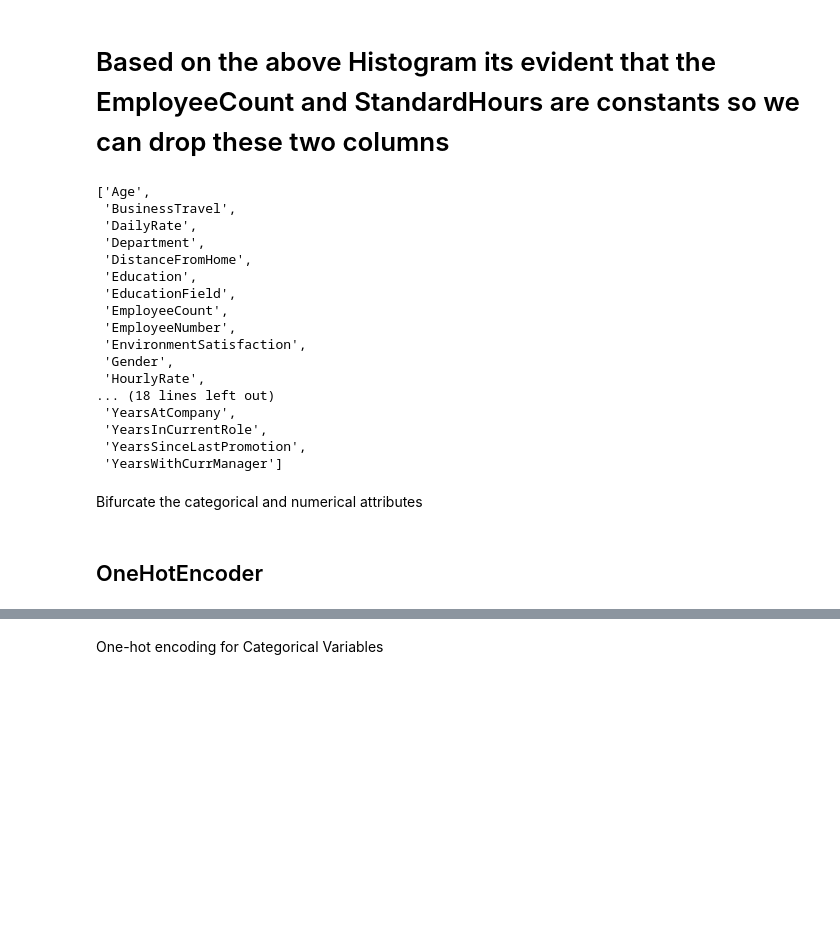
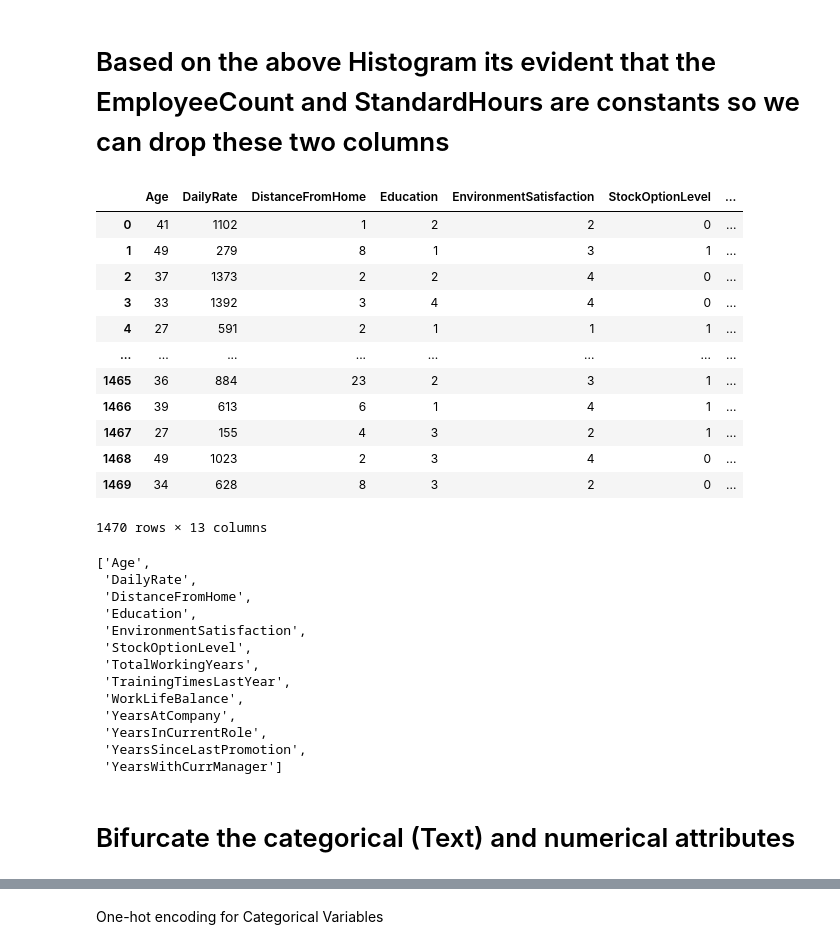
Before and after one commit to mbhoge/ml-model-excercises, a Jupyter notebook: Assignment Supervised Unsupervised Learning/Employee_Attrition_01.ipynb, the cells around one changed output, grey strips where cells are left out. Saved outputs shown, nothing was run; the diff lists cells and outputs as text; code cells hidden in the pictures; blank space fills up the shorter version.

```diff
--- a/Assignment Supervised Unsupervised Learning/Employee_Attrition_01.ipynb
+++ b/Assignment Supervised Unsupervised Learning/Employee_Attrition_01.ipynb
@@ -153,30 +144,42 @@ array([[<AxesSubplot:title={'center':'Age'}>,
 [figure]
 # %% [markdown]
 # Based on the above Histogram its evident that the EmployeeCount and StandardHours are constants so we can drop these two columns
+# %%
+cat_features_true = cat_features.drop(['EmployeeCount','StandardHours'], axis=1)
+# %%
+cat_features_true
+# %% [output]
+|  | Age | DailyRate | DistanceFromHome | Education | EnvironmentSatisfaction | StockOptionLevel | ... |
+| 0 | 41 | 1102 | 1 | 2 | 2 | 0 | ... |
+| 1 | 49 | 279 | 8 | 1 | 3 | 1 | ... |
+| 2 | 37 | 1373 | 2 | 2 | 4 | 0 | ... |
+| 3 | 33 | 1392 | 3 | 4 | 4 | 0 | ... |
+| 4 | 27 | 591 | 2 | 1 | 1 | 1 | ... |
+| ... | ... | ... | ... | ... | ... | ... | ... |
+| 1465 | 36 | 884 | 23 | 2 | 3 | 1 | ... |
+| 1466 | 39 | 613 | 6 | 1 | 4 | 1 | ... |
+| 1467 | 27 | 155 | 4 | 3 | 2 | 1 | ... |
+| 1468 | 49 | 1023 | 2 | 3 | 4 | 0 | ... |
+| 1469 | 34 | 628 | 8 | 3 | 2 | 0 | ... |
+1470 rows × 13 columns
 # %%
-features.columns.values.tolist()
+cat_features_true.columns.values.tolist()
 # %% [output]
 ['Age',
- 'BusinessTravel',
  'DailyRate',
- 'Department',
  'DistanceFromHome',
  'Education',
- 'EducationField',
- 'EmployeeCount',
- 'EmployeeNumber',
  'EnvironmentSatisfaction',
- 'Gender',
- 'HourlyRate',
-... (18 lines left out)
+ 'StockOptionLevel',
+ 'TotalWorkingYears',
+ 'TrainingTimesLastYear',
+ 'WorkLifeBalance',
  'YearsAtCompany',
  'YearsInCurrentRole',
  'YearsSinceLastPromotion',
  'YearsWithCurrManager']
 # %% [markdown]
- Bifurcate the categorical and numerical attributes
+ # Bifurcate the categorical (Text) and numerical attributes
 # %%
 df_numerical_features = features.select_dtypes(include='number')
 df_categorical_features = features.select_dtypes(include='object')
-# %% [markdown]
-## OneHotEncoder
```
Also changed, not shown: parts of 9 cells of this notebook.
